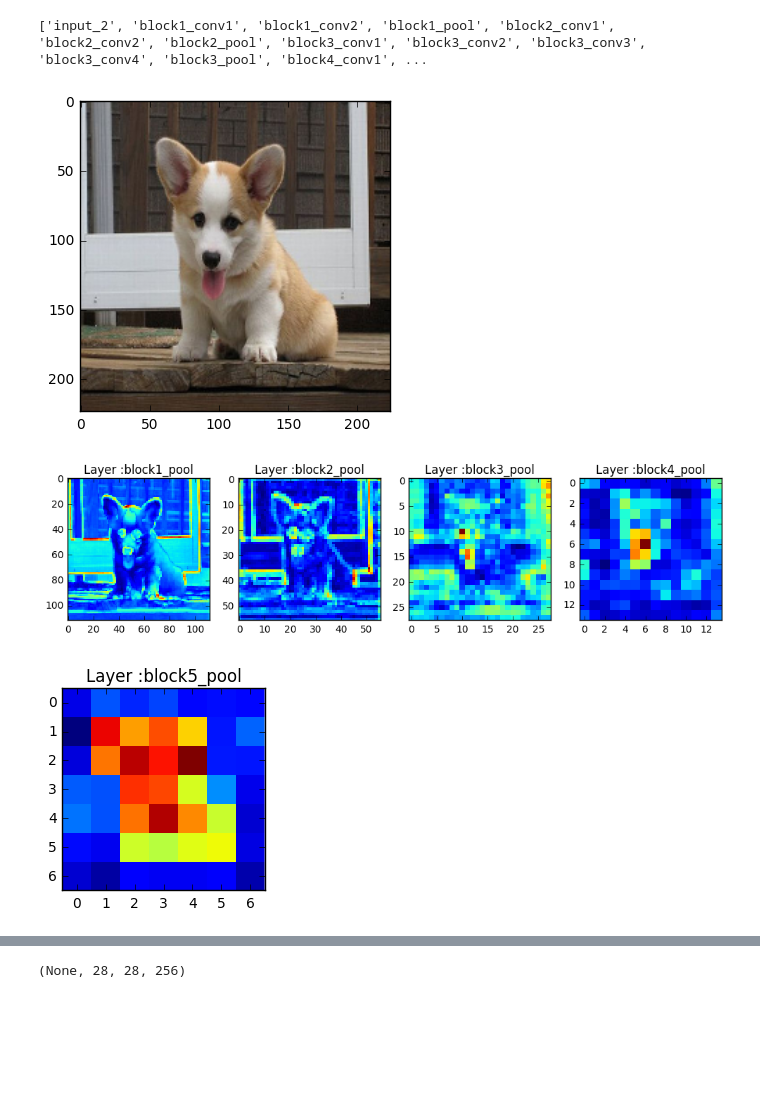
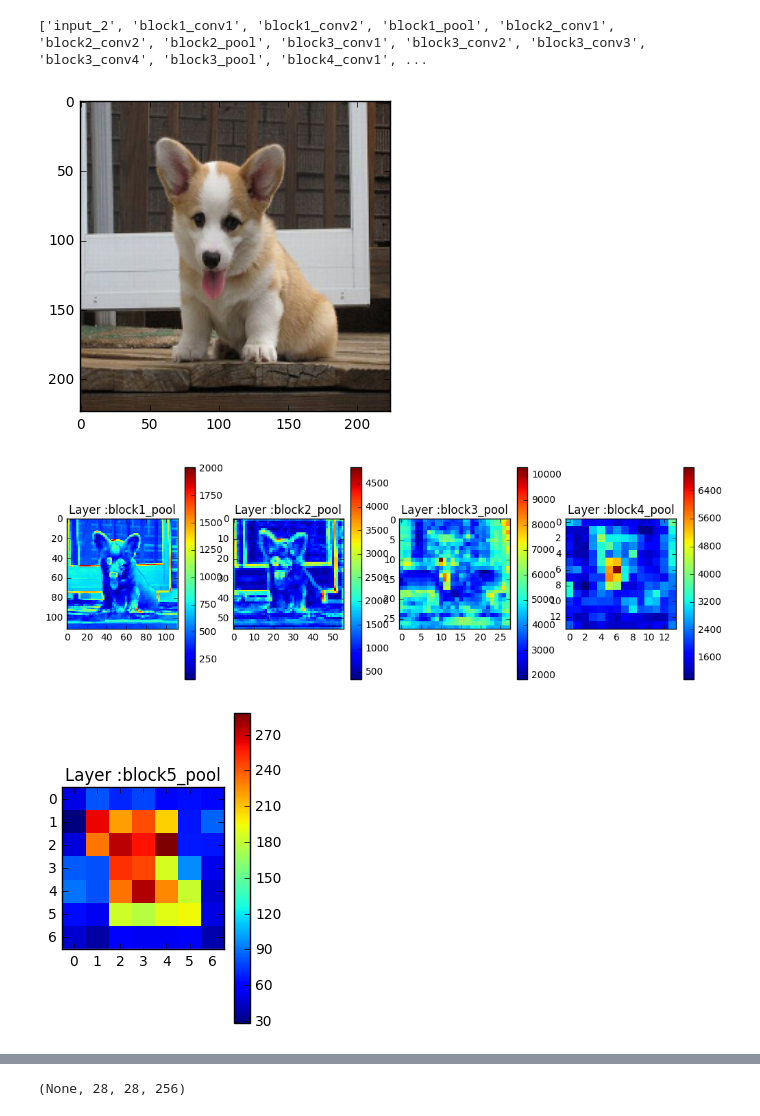
Before and after one commit to vfdev-5/Intel_MobileODT, a Jupyter notebook: tmp/visualize_internal_layers.ipynb, the cells around one changed output, grey strips where cells are left out. Saved outputs shown, nothing was run; the diff lists cells and outputs as text; code cells hidden in the pictures; blank space fills up the shorter version.

```diff
--- a/tmp/visualize_internal_layers.ipynb
+++ b/tmp/visualize_internal_layers.ipynb
@@ -91,5 +91,6 @@ for i, name in enumerate(layer_names):
         plt.figure(figsize=(12,4))
     plt.subplot(1, n, i % n + 1)
     plt.imshow(img, interpolation='none')
+    plt.colorbar()
     plt.title('Layer :' + name)
 # %% [output]
@@ -149,19 +150,20 @@ layer_outputs = compute_layer_outputs(preprocess_input(x.copy()), vgg19, layer_o
 # %%
 plt.figure(figsize=(12,4))
 plt.imshow(x[0, :, :, :].astype(np.uint8))
 n = 4
 for i, name in enumerate(layer_names):
     img = layer_outputs[name]
     img = np.max(img[0, :, :, :], axis=2)
     if i % n == 0:
         plt.figure(figsize=(12,4))
     plt.subplot(1, n, i % n + 1)
     plt.imshow(img, interpolation='none')
+    plt.colorbar()
     plt.title('Layer :' + name)
 # %% [output]
 [figure]
-[figure, old version]
+[figure, new version]
-[figure, old version]
+[figure, new version]
 # %%
 vgg19.summary()
 # %% [output]
```
Also changed, not shown: parts of 25 cells of this notebook, 7 other files.
